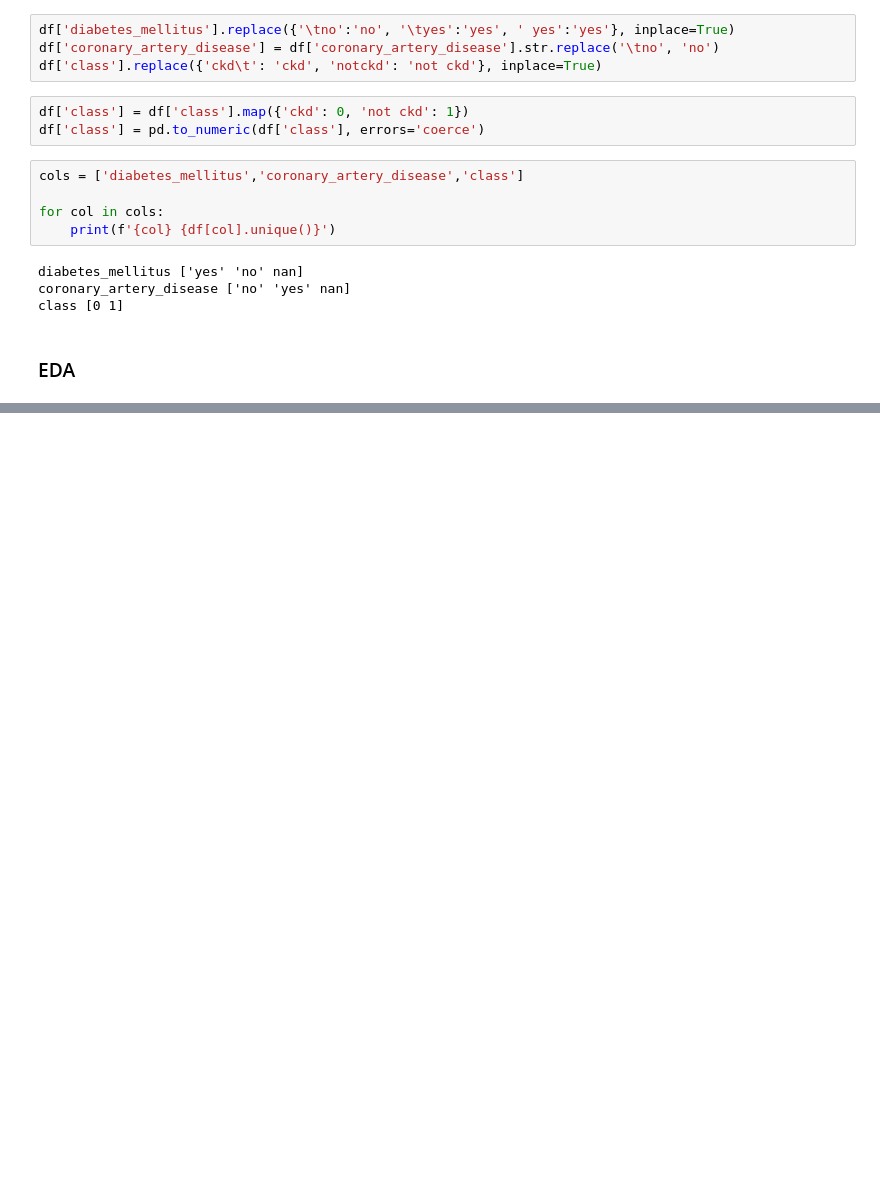
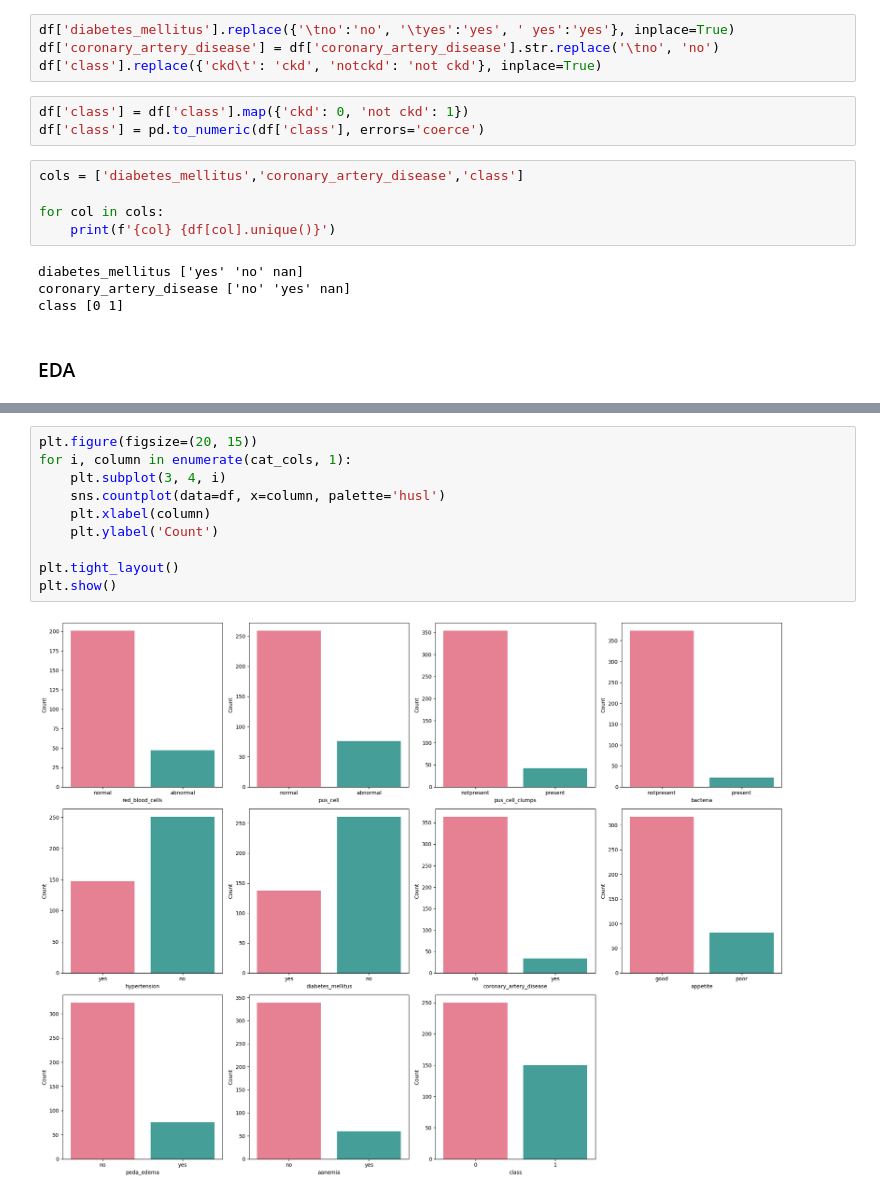
Before and after one commit to Uuranyum/Data_Science_Projects, a Jupyter notebook: chronic-kidney-disease-prediction.ipynb, the cells around one changed output, grey strips where cells are left out. Cells and saved outputs as stored; diff of their text form; blank space fills up the shorter version.

```diff
--- a/chronic-kidney-disease-prediction.ipynb
+++ b/chronic-kidney-disease-prediction.ipynb
@@ -167,0 +198,12 @@ class [0 1]
+# %%
+plt.figure(figsize=(20, 15))
+for i, column in enumerate(cat_cols, 1):
+    plt.subplot(3, 4, i)
+    sns.countplot(data=df, x=column, palette='husl')
+    plt.xlabel(column)
+    plt.ylabel('Count')
+
+plt.tight_layout()
+plt.show()
+# %% [output]
+[figure, added]
```
Also changed, not shown: parts of 14 cells of this notebook.
